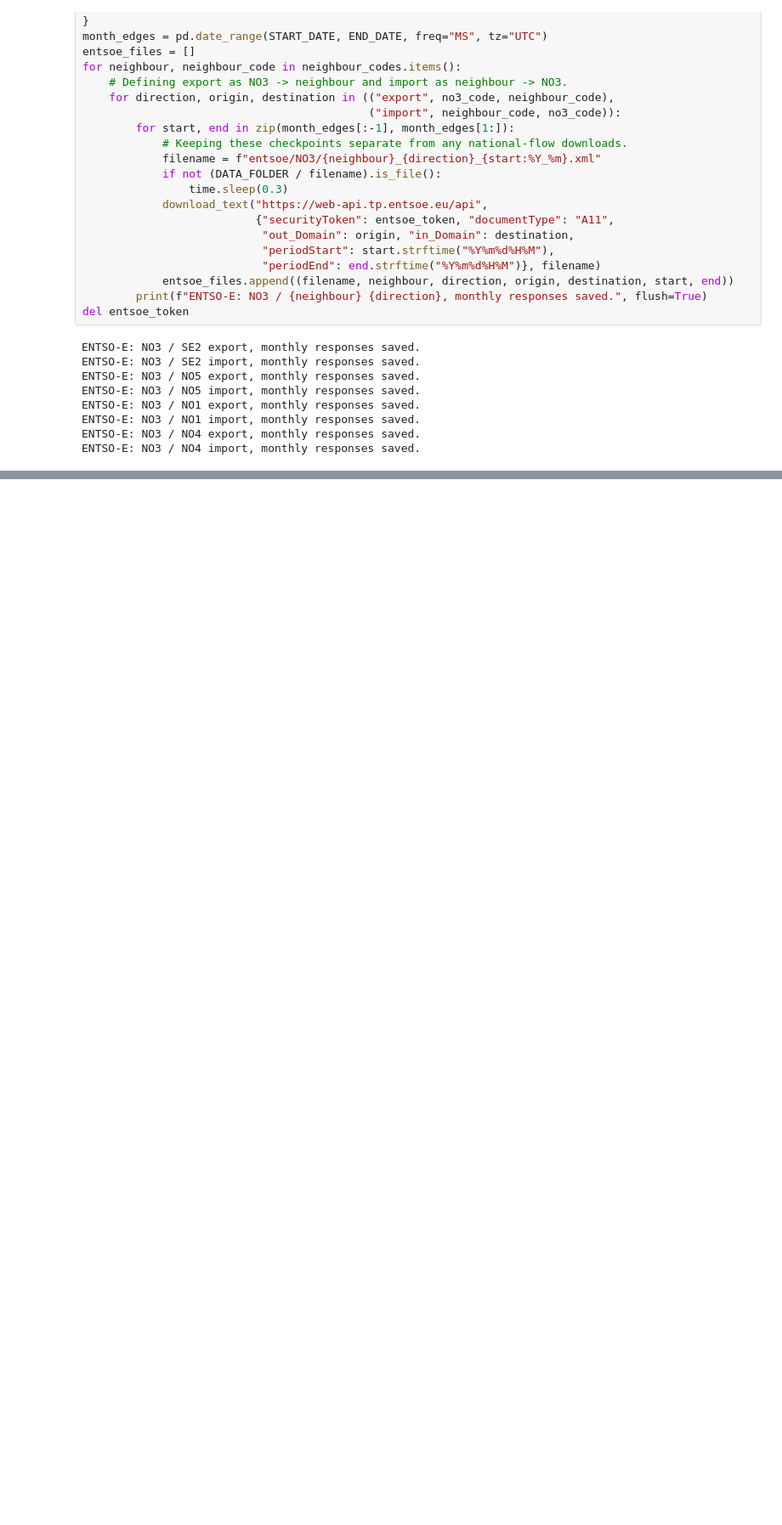
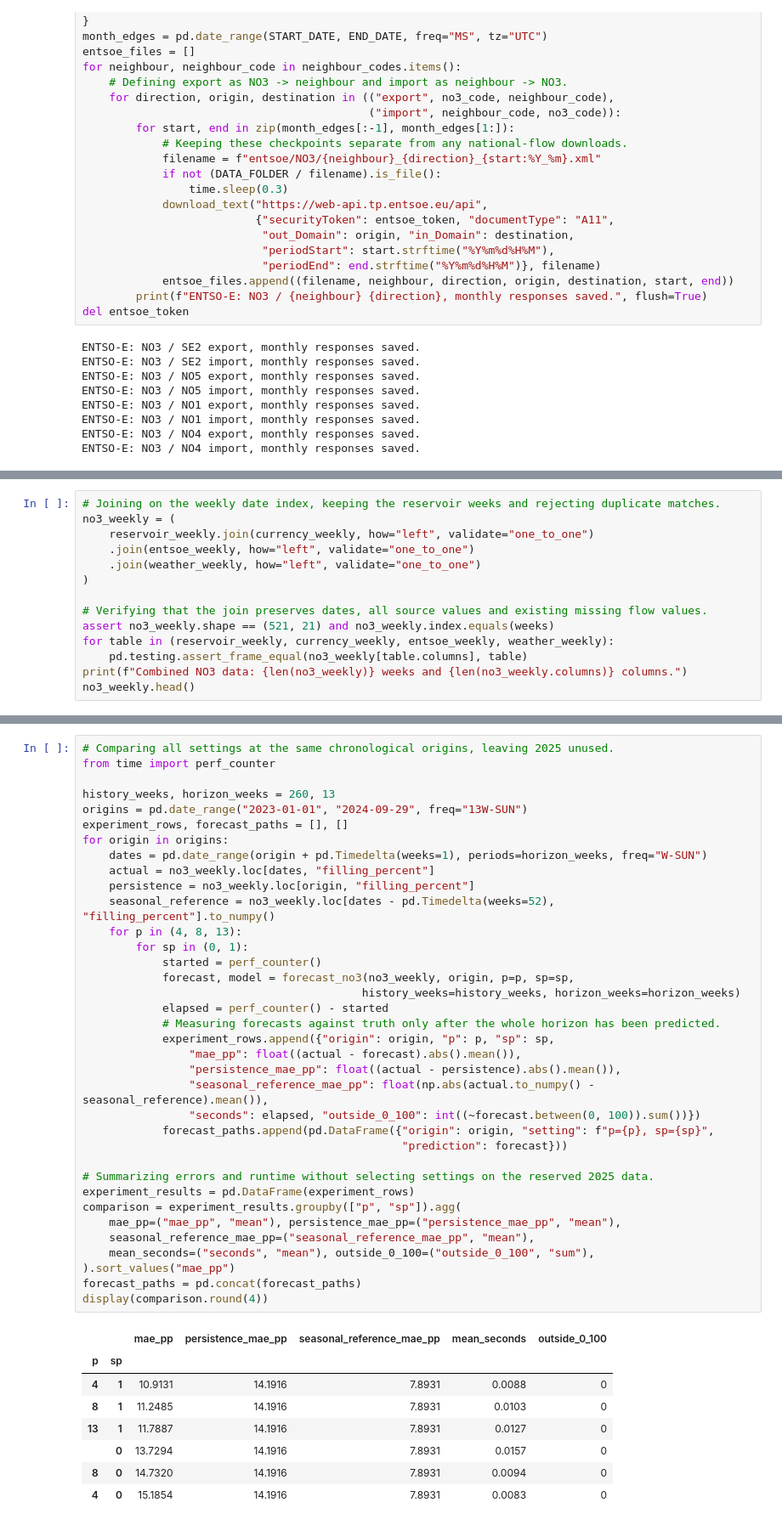
Before and after one commit to EliasVinsrygg/IND320-EliasVinsrygg, a Jupyter notebook: Compulsory Assignments/notebooks/CA4.ipynb, the cells around one changed output, grey strips where cells are left out. Shown at 85% size. Cells and saved outputs as stored; diff of their text form; blank space fills up the shorter version.

```diff
--- a/Compulsory Assignments/notebooks/CA4.ipynb
+++ b/Compulsory Assignments/notebooks/CA4.ipynb
@@ -552,0 +693,14 @@ weather_weekly.head()
+# %%
+# Joining on the weekly date index, keeping the reservoir weeks and rejecting duplicate matches.
+no3_weekly = (
+    reservoir_weekly.join(currency_weekly, how="left", validate="one_to_one")
+    .join(entsoe_weekly, how="left", validate="one_to_one")
+    .join(weather_weekly, how="left", validate="one_to_one")
+)
+
+# Verifying that the join preserves dates, all source values and existing missing flow values.
+assert no3_weekly.shape == (521, 21) and no3_weekly.index.equals(weeks)
+for table in (reservoir_weekly, currency_weekly, entsoe_weekly, weather_weekly):
+    pd.testing.assert_frame_equal(no3_weekly[table.columns], table)
+print(f"Combined NO3 data: {len(no3_weekly)} weeks and {len(no3_weekly.columns)} columns.")
+no3_weekly.head()
@@ -552,0 +807,45 @@ weather_weekly.head()
+# %%
+# Comparing all settings at the same chronological origins, leaving 2025 unused.
+from time import perf_counter
+
+history_weeks, horizon_weeks = 260, 13
+origins = pd.date_range("2023-01-01", "2024-09-29", freq="13W-SUN")
+experiment_rows, forecast_paths = [], []
+for origin in origins:
+    dates = pd.date_range(origin + pd.Timedelta(weeks=1), periods=horizon_weeks, freq="W-SUN")
+    actual = no3_weekly.loc[dates, "filling_percent"]
+    persistence = no3_weekly.loc[origin, "filling_percent"]
+    seasonal_reference = no3_weekly.loc[dates - pd.Timedelta(weeks=52), "filling_percent"].to_numpy()
+    for p in (4, 8, 13):
+        for sp in (0, 1):
+            started = perf_counter()
+            forecast, model = forecast_no3(no3_weekly, origin, p=p, sp=sp,
+                                          history_weeks=history_weeks, horizon_weeks=horizon_weeks)
+            elapsed = perf_counter() - started
+            # Measuring forecasts against truth only after the whole horizon has been predicted.
+            experiment_rows.append({"origin": origin, "p": p, "sp": sp,
+                "mae_pp": float((actual - forecast).abs().mean()),
+                "persistence_mae_pp": float((actual - persistence).abs().mean()),
+                "seasonal_reference_mae_pp": float(np.abs(actual.to_numpy() - seasonal_reference).mean()),
+                "seconds": elapsed, "outside_0_100": int((~forecast.between(0, 100)).sum())})
+            forecast_paths.append(pd.DataFrame({"origin": origin, "setting": f"p={p}, sp={sp}",
+                                                "prediction": forecast}))
+
+# Summarizing errors and runtime without selecting settings on the reserved 2025 data.
+experiment_results = pd.DataFrame(experiment_rows)
+comparison = experiment_results.groupby(["p", "sp"]).agg(
+    mae_pp=("mae_pp", "mean"), persistence_mae_pp=("persistence_mae_pp", "mean"),
+    seasonal_reference_mae_pp=("seasonal_reference_mae_pp", "mean"),
+    mean_seconds=("seconds", "mean"), outside_0_100=("outside_0_100", "sum"),
+).sort_values("mae_pp")
+forecast_paths = pd.concat(forecast_paths)
+display(comparison.round(4))
+# %% [output]
+|  |  | mae_pp | persistence_mae_pp | seasonal_reference_mae_pp | mean_seconds | outside_0_100 |
+| p | sp |  |  |  |  |  |
+| 4 | 1 | 10.9131 | 14.1916 | 7.8931 | 0.0088 | 0 |
+| 8 | 1 | 11.2485 | 14.1916 | 7.8931 | 0.0103 | 0 |
+| 13 | 1 | 11.7887 | 14.1916 | 7.8931 | 0.0127 | 0 |
+|  | 0 | 13.7294 | 14.1916 | 7.8931 | 0.0157 | 0 |
+| 8 | 0 | 14.7320 | 14.1916 | 7.8931 | 0.0094 | 0 |
+| 4 | 0 | 15.1854 | 14.1916 | 7.8931 | 0.0083 | 0 |
```
Also changed, not shown: parts of 50 cells of this notebook, 4 other files.
